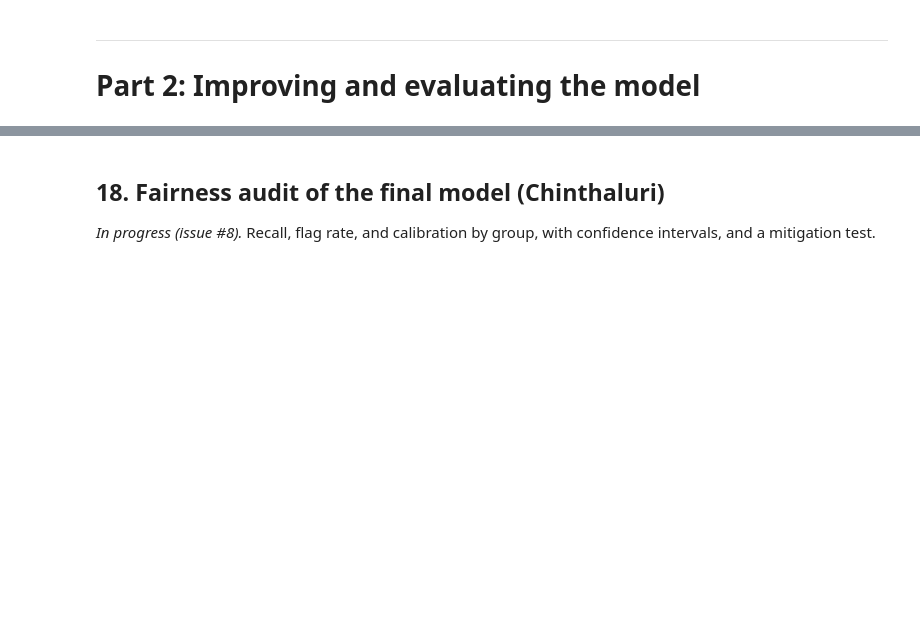
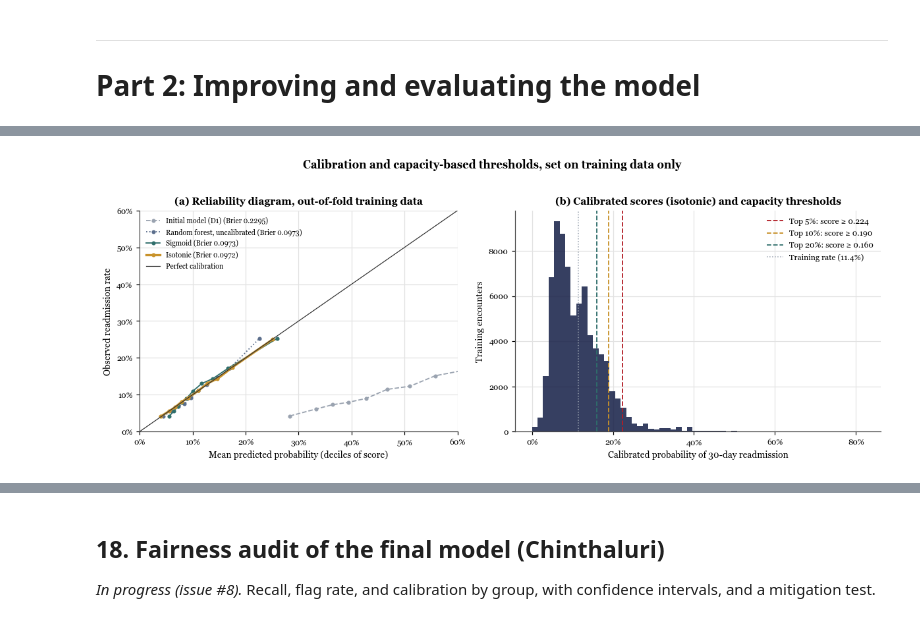
Before and after one commit to ychinthaluri53651/diabetes-readmission-residency-day-1, a Jupyter notebook: Diabetes_Readmission_D2_Chinthaluri_Abburi.ipynb, the cells around one changed output, grey strips where cells are left out. Cells and saved outputs as stored; diff of their text form; code cells hidden in the pictures; blank space fills up the shorter version.

```diff
--- a/Diabetes_Readmission_D2_Chinthaluri_Abburi.ipynb
+++ b/Diabetes_Readmission_D2_Chinthaluri_Abburi.ipynb
@@ -1042,0 +1251,30 @@ capacity on out-of-fold training predictions rather than from the test set.
+# %%
+fig, ax = plt.subplots(1, 2, figsize=(11, 4.2), gridspec_kw={"width_ratios": [1, 1.15]})
+STYLE = {"Initial model (D1)": (GRAY, "--"), f"{FINAL_NAME}, uncalibrated": (STEEL, ":"),
+         "Sigmoid": (TEAL, "-"), "Isotonic": (GOLD, "-")}
+for k, p in OOF.items():
+    obs, pred = calibration_curve(y_tr, p, n_bins=10, strategy="quantile")
+    col, ls = STYLE[k]
+    lw = 2.2 if k == CAL_METHOD.capitalize() else 1.2
+    ax[0].plot(pred, obs, marker="o", ms=3, color=col, ls=ls, lw=lw,
+               label=f"{k} (Brier {brier[k]:.4f})")
+ax[0].plot([0, 0.6], [0, 0.6], color="#333333", lw=0.8, label="Perfect calibration")
+ax[0].set(xlim=(0, 0.6), ylim=(0, 0.6), title="(a) Reliability diagram, out-of-fold training data",
+          xlabel="Mean predicted probability (deciles of score)", ylabel="Observed readmission rate")
+ax[0].xaxis.set_major_formatter(PCT_AXIS); ax[0].yaxis.set_major_formatter(PCT_AXIS)
+ax[0].legend(loc="upper left", fontsize=7)
+
+ax[1].hist(oof_final, bins=60, color=NAVY, alpha=0.85)
+for (q, t), col in zip(THRESH.items(), [RED, GOLD, TEAL]):
+    ax[1].axvline(t, color=col, ls="--", lw=1.2, label=f"Top {q:.0%}: score ≥ {t:.3f}")
+ax[1].axvline(y_tr.mean(), color=GRAY, ls=":", lw=1, label=f"Training rate ({y_tr.mean():.1%})")
+ax[1].xaxis.set_major_formatter(PCT_AXIS)
+ax[1].set(title=f"(b) Calibrated scores ({CAL_METHOD}) and capacity thresholds",
+          xlabel="Calibrated probability of 30-day readmission", ylabel="Training encounters")
+ax[1].legend(loc="upper right")
+fig.suptitle("Calibration and capacity-based thresholds, set on training data only",
+             fontweight="bold", y=1.02)
+plt.tight_layout()
+save(fig, "d2_calibration.png")
+# %% [output]
+[figure, added]
```
Also changed, not shown: parts of 22 cells of this notebook, 6 other files.
